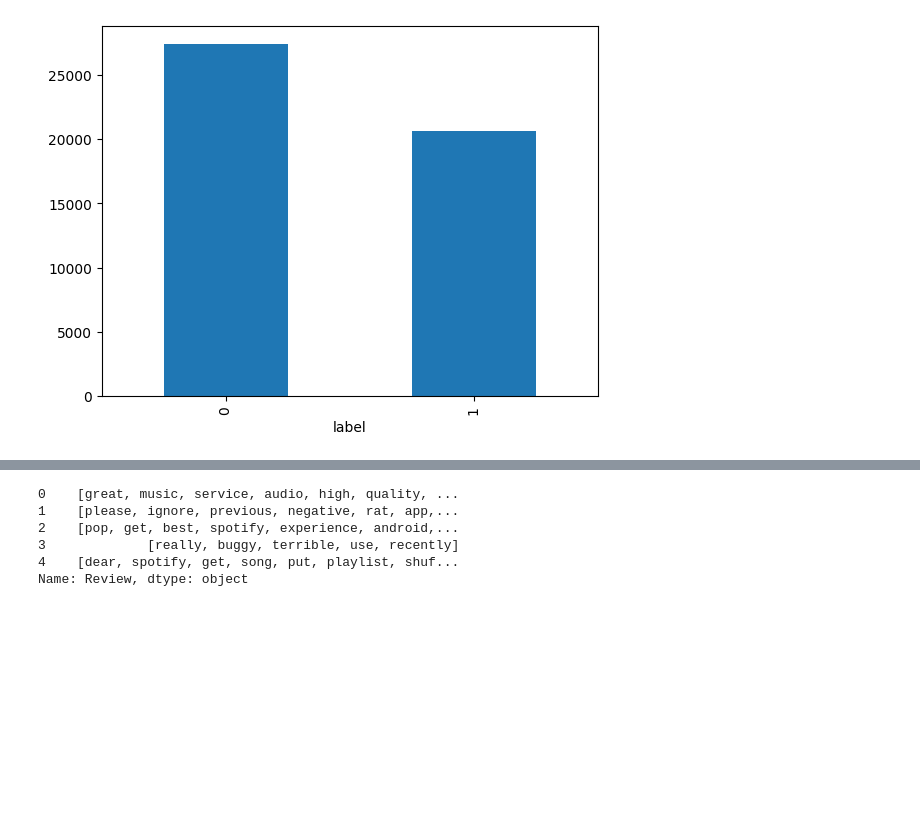
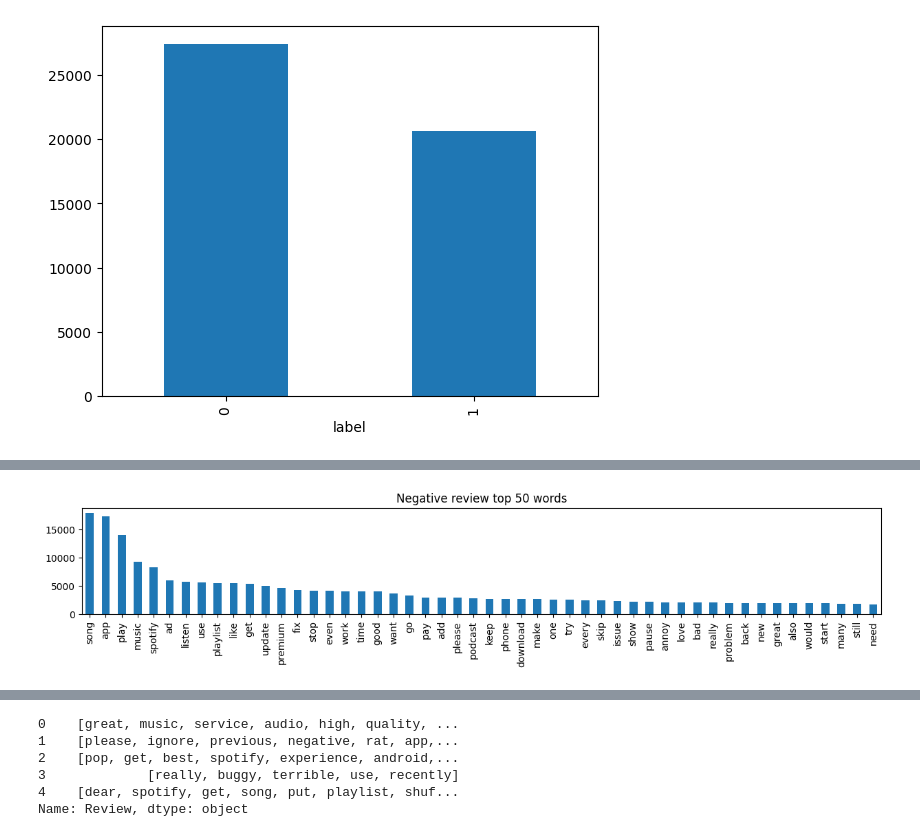
Before and after one commit to HabKaffee/nlp_classification, a Jupyter notebook: report.ipynb, the cells around one changed output, grey strips where cells are left out. Cells and saved outputs as stored; diff of their text form; code cells hidden in the pictures; blank space fills up the shorter version.

```diff
--- a/report.ipynb
+++ b/report.ipynb
@@ -90,3 +90,9 @@ dataset['label'].value_counts().plot.bar()
 plt.show()
 # %% [output]
 [figure]
+# %%
+negative_df = dataset[dataset['label'] == '0']['Review'].apply(lambda x : ' '.join(x))
+positive_df = dataset[dataset['label'] == '1']['Review'].apply(lambda x : ' '.join(x))
+# %%
+neg_res = negative_df.str.split(expand=True).stack().value_counts()
+neg_res
@@ -92,0 +128,7 @@ plt.show()
+# %%
+plt.figure(figsize=(15, 2))
+neg_res[:50].plot.bar()
+plt.title('Negative review top 50 words')
+plt.show()
+# %% [output]
+[figure, added]
```
Also changed, not shown: parts of 18 cells of this notebook.
